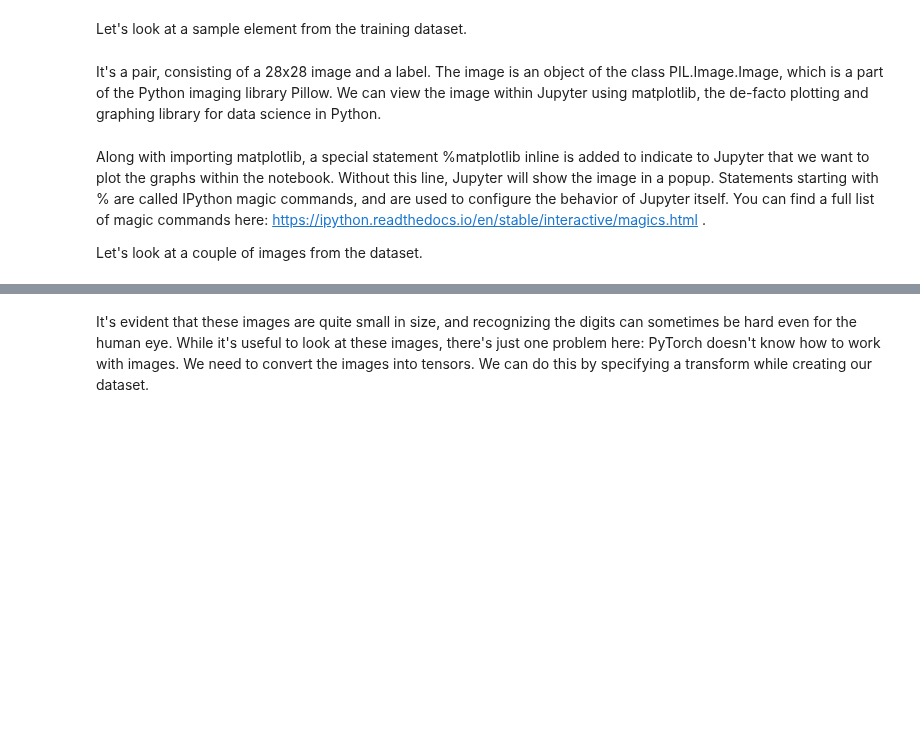
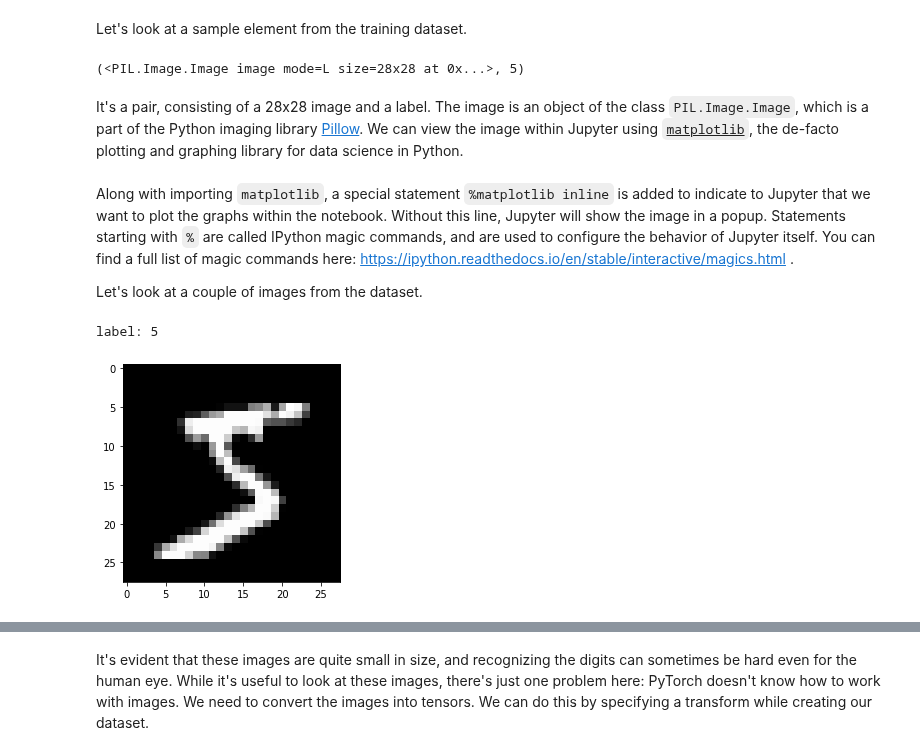
Before and after one commit to AnshMittal1811/Pytorch, a Jupyter notebook: Udemy - Pytorch zero to gans/Untitled.ipynb, the cells around one changed output, grey strips where cells are left out. Drawn from its saved outputs; the diff is of its cells as text; code cells hidden in the pictures; blank space fills up the shorter version.

```diff
--- a/Udemy - Pytorch zero to gans/Untitled.ipynb
+++ b/Udemy - Pytorch zero to gans/Untitled.ipynb
@@ -41,4 +31,8 @@ The dataset has 60,000 images which can be used to train the model. There is als
 # %% [markdown]
 Let's look at a sample element from the training dataset.
+# %%
+dataset[0]
+# %% [output]
+(<PIL.Image.Image image mode=L size=28x28 at 0x...>, 5)
 # %% [markdown]
-It's a pair, consisting of a 28x28 image and a label. The image is an object of the class PIL.Image.Image, which is a part of the Python imaging library Pillow. We can view the image within Jupyter using matplotlib, the de-facto plotting and graphing library for data science in Python.
+It's a pair, consisting of a 28x28 image and a label. The image is an object of the class <code>PIL.Image.Image</code>, which is a part of the Python imaging library [Pillow](https://pillow.readthedocs.io/en/stable/). We can view the image within Jupyter using <code><u>matplotlib</u></code>, the de-facto plotting and graphing library for data science in Python.
@@ -45,4 +42,11 @@ It's a pair, consisting of a 28x28 image and a label. The image is an object of
 # %% [markdown]
-Along with importing matplotlib, a special statement %matplotlib inline is added to indicate to Jupyter that we want to plot the graphs within the notebook. Without this line, Jupyter will show the image in a popup. Statements starting with % are called IPython magic commands, and are used to configure the behavior of Jupyter itself. You can find a full list of magic commands here: https://ipython.readthedocs.io/en/stable/interactive/magics.html .
+Along with importing <code>matplotlib</code>, a special statement <code>%matplotlib inline</code> is added to indicate to Jupyter that we want to plot the graphs within the notebook. Without this line, Jupyter will show the image in a popup. Statements starting with <code>%</code> are called IPython magic commands, and are used to configure the behavior of Jupyter itself. You can find a full list of magic commands here: https://ipython.readthedocs.io/en/stable/interactive/magics.html .
 
 Let's look at a couple of images from the dataset.
+# %%
+im, lab = dataset[0]
+plt.imshow(im, cmap = 'gray')
+print('label:', lab)
+# %% [output]
+label: 5
+[figure, added]
```
Also changed, not shown: parts of 56 cells of this notebook, 11 other files.
